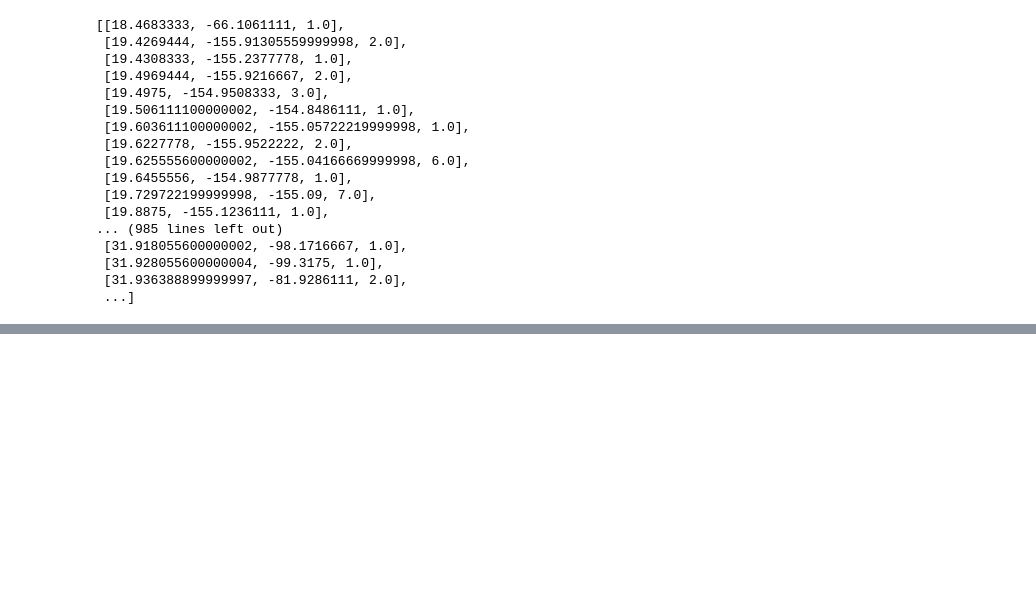
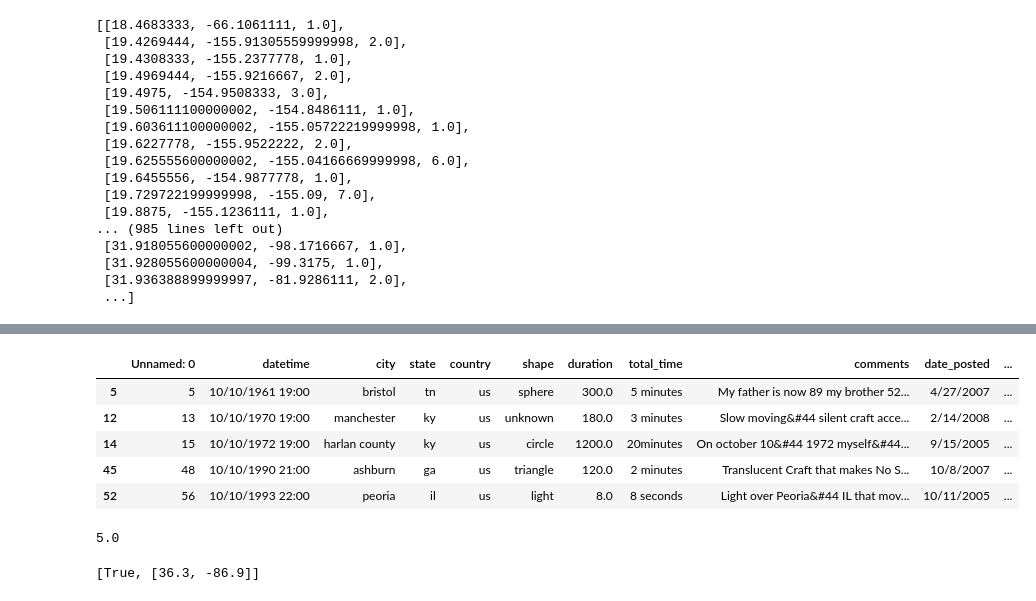
Before and after one commit to Viktor200606/datamex-0719, a Jupyter notebook: semana5/lab-ufo/ufos.ipynb, the cells around one changed output, grey strips where cells are left out. Drawn from its saved outputs; the diff is of its cells as text; code cells hidden in the pictures; blank space fills up the shorter version.

```diff
--- a/semana5/lab-ufo/ufos.ipynb
+++ b/semana5/lab-ufo/ufos.ipynb
@@ -100,0 +130,19 @@ ufo_2004[['latitude', 'longitude', 'count']].groupby(['latitude', 'longitude']).
+# %%
+ufo_2004=ufo_2004[ (ufo_2004['state']=='tn') | (ufo_2004['state']=='ky') | (ufo_2004['state']=='in') | (ufo_2004['state']=='al') | (ufo_2004['state']=='ms') | (ufo_2004['state']=='ga')
+                  | (ufo_2004['state']=='il')
+                  | (ufo_2004['state']=='mo')]
+ufo_2004.head()
+# %% [output]
+|  | Unnamed: 0 | datetime | city | state | country | shape | duration | total_time | comments | date_posted | ... |
+| 5 | 5 | 10/10/1961 19:00 | bristol | tn | us | sphere | 300.0 | 5 minutes | My father is now 89 my brother 52... | 4/27/2007 | ... |
+| 12 | 13 | 10/10/1970 19:00 | manchester | ky | us | unknown | 180.0 | 3 minutes | Slow moving&#44 silent craft acce... | 2/14/2008 | ... |
+| 14 | 15 | 10/10/1972 19:00 | harlan county | ky | us | circle | 1200.0 | 20minutes | On october 10&#44 1972 myself&#44... | 9/15/2005 | ... |
+| 45 | 48 | 10/10/1990 21:00 | ashburn | ga | us | triangle | 120.0 | 2 minutes | Translucent Craft that makes No S... | 10/8/2007 | ... |
+| 52 | 56 | 10/10/1993 22:00 | peoria | il | us | light | 8.0 | 8 seconds | Light over Peoria&#44 IL that mov... | 10/11/2005 | ... |
+# %%
+import math
+def distancia(p1,p2):
+    return math.sqrt((p1[0]-p2[0])**2+(p1[1]-p2[1])**2)
+distancia([0,0],[3,4])
+# %% [output]
+5.0
@@ -100,0 +157,4 @@ ufo_2004[['latitude', 'longitude', 'count']].groupby(['latitude', 'longitude']).
+# %%
+distancia_t([36.3,-86.9],2.6)
+# %% [output]
+[True, [36.3, -86.9]]
```
Also changed, not shown: parts of 9 cells of this notebook.
